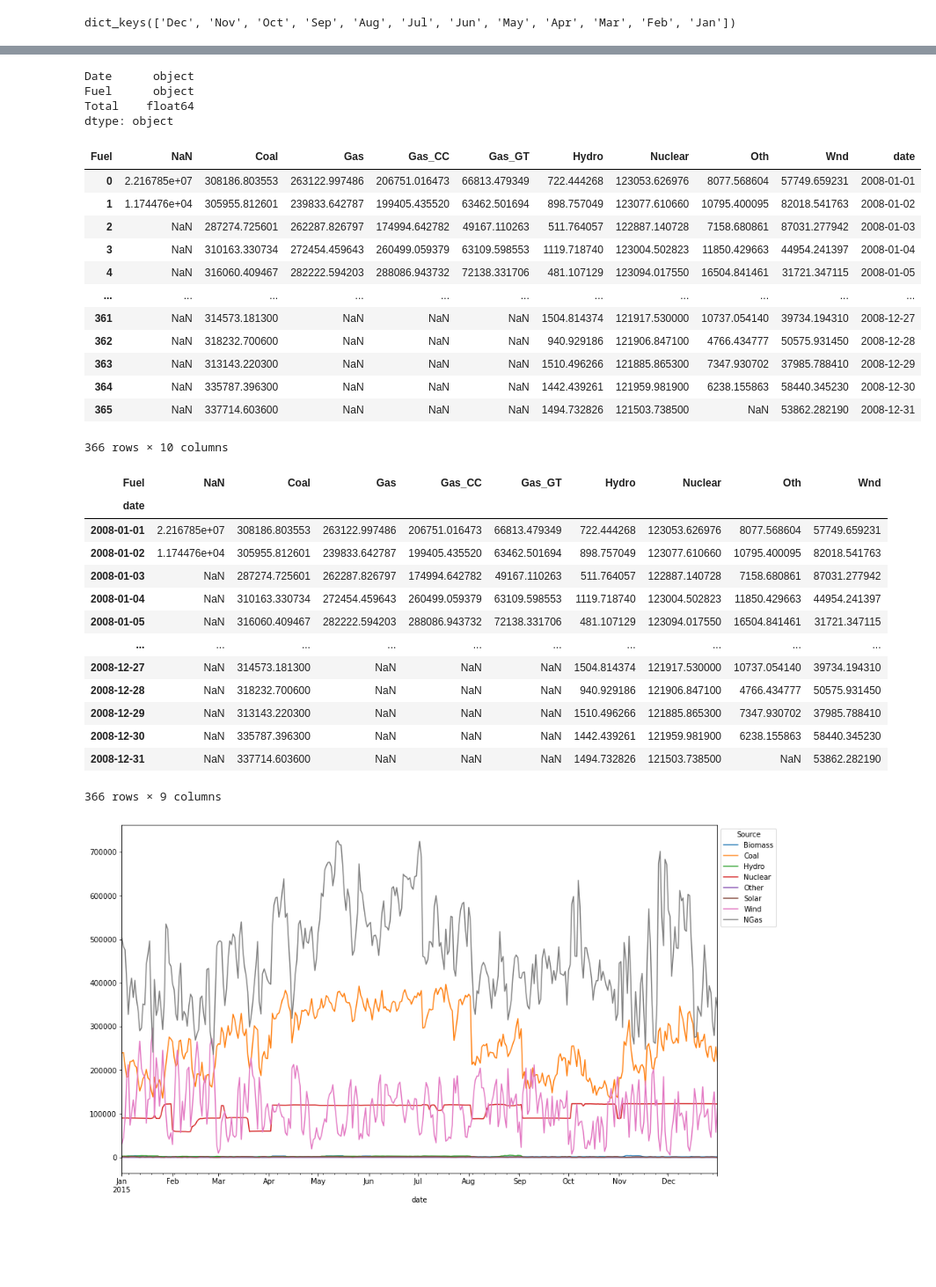
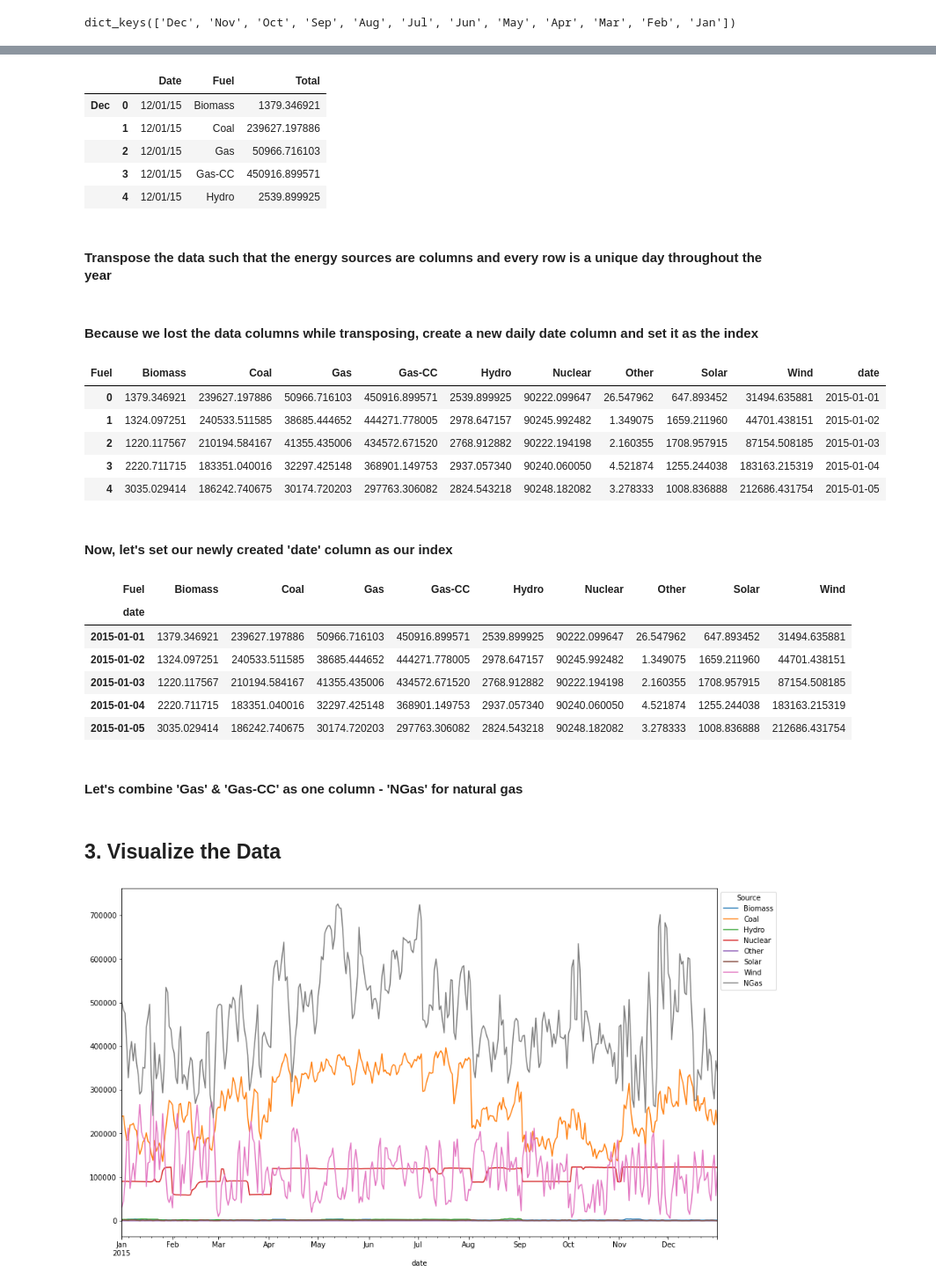
Before and after one commit to akr2293/Texas-Electricity-Forecasting, a Jupyter notebook: notebooks/01_cleaning_notebooks/01_cleaning_2015.ipynb, the cells around one changed output, grey strips where cells are left out. Shown at 88% size. Drawn from its saved outputs; the diff is of its cells as text; code cells hidden in the pictures; blank space fills up the shorter version.

```diff
--- a/notebooks/Cleaning Notebooks/01_cleaning_2008.ipynb
+++ b/notebooks/01_cleaning_notebooks/01_cleaning_2015.ipynb
@@ -9,5 +19,5 @@ import seaborn as sns
 # %%
-df = pd.read_excel('/Users/andrewroberts/desktop/ga/capstone/Data/FuelMixReport_PreviousYears/IntGenByFuel2008.xls', sheet_name = None)
+df = pd.read_excel('/Users/andrewroberts/desktop/ga/capstone/Data/FuelMixReport_PreviousYears/IntGenByFuel2015.xls', sheet_name = None)
 # %%
 df.keys()
 # %% [output]
@@ -33,4 +43,4 @@ cdf
 # %%
-cdf.rename(columns = {'DateFuel': 'fuel'}, inplace=True)
+cdf.rename(columns = {'Date-Fuel': 'fuel'}, inplace=True)
 
-cdf[['Date', 'Fuel']] = cdf.fuel.str.split("-", expand=True)
+cdf[['Date', 'Fuel']] = cdf.fuel.str.split("_", expand=True)
@@ -70,51 +51,47 @@ full_df
 # %%
-full_df.dtypes
+full_df.head()
 # %% [output]
-Date      object
-Fuel      object
-Total    float64
-dtype: object
+|  |  | Date | Fuel | Total |
+| Dec | 0 | 12/01/15 | Biomass | 1379.346921 |
+|  | 1 | 12/01/15 | Coal | 239627.197886 |
+|  | 2 | 12/01/15 | Gas | 50966.716103 |
+|  | 3 | 12/01/15 | Gas-CC | 450916.899571 |
+|  | 4 | 12/01/15 | Hydro | 2539.899925 |
+# %% [markdown]
+#### Transpose the data such that the energy sources are columns and every row is a unique day throughout the year
 # %%
 # https://stackoverflow.com/questions/66792082/pandas-python-how-to-transpose-duplicate-rows-to-columns-and-preserve-order
 order = full_df['Date'].unique()
 full_df = full_df.set_index([full_df.groupby('Fuel').cumcount(), 'Fuel'])['Total'].unstack()
+# %% [markdown]
+#### Because we lost the data columns while transposing, create a new daily date column and set it as the index
 # %%
 # https://datascience.stackexchange.com/questions/48335/how-to-add-date-column-in-python-pandas-dataframe
-full_df['date'] = pd.date_range(start='2008-01-01', periods=len(full_df), freq='D')
+full_df['date'] = pd.date_range(start='2015-01-01', periods=len(full_df), freq='D')
 # %%
-full_df
+full_df.head()
 # %% [output]
-| Fuel | NaN | Coal | Gas | Gas_CC | Gas_GT | Hydro | Nuclear | Oth | Wnd | date |
-| 0 | 2.216785e+07 | 308186.803553 | 263122.997486 | 206751.016473 | 66813.479349 | 722.444268 | 123053.626976 | 8077.568604 | 57749.659231 | 2008-01-01 |
-| 1 | 1.174476e+04 | 305955.812601 | 239833.642787 | 199405.435520 | 63462.501694 | 898.757049 | 123077.610660 | 10795.400095 | 82018.541763 | 2008-01-02 |
-| 2 | NaN | 287274.725601 | 262287.826797 | 174994.642782 | 49167.110263 | 511.764057 | 122887.140728 | 7158.680861 | 87031.277942 | 2008-01-03 |
-| 3 | NaN | 310163.330734 | 272454.459643 | 260499.059379 | 63109.598553 | 1119.718740 | 123004.502823 | 11850.429663 | 44954.241397 | 2008-01-04 |
-| 4 | NaN | 316060.409467 | 282222.594203 | 288086.943732 | 72138.331706 | 481.107129 | 123094.017550 | 16504.841461 | 31721.347115 | 2008-01-05 |
-| ... | ... | ... | ... | ... | ... | ... | ... | ... | ... | ... |
-| 361 | NaN | 314573.181300 | NaN | NaN | NaN | 1504.814374 | 121917.530000 | 10737.054140 | 39734.194310 | 2008-12-27 |
-| 362 | NaN | 318232.700600 | NaN | NaN | NaN | 940.929186 | 121906.847100 | 4766.434777 | 50575.931450 | 2008-12-28 |
-| 363 | NaN | 313143.220300 | NaN | NaN | NaN | 1510.496266 | 121885.865300 | 7347.930702 | 37985.788410 | 2008-12-29 |
-| 364 | NaN | 335787.396300 | NaN | NaN | NaN | 1442.439261 | 121959.981900 | 6238.155863 | 58440.345230 | 2008-12-30 |
-| 365 | NaN | 337714.603600 | NaN | NaN | NaN | 1494.732826 | 121503.738500 | NaN | 53862.282190 | 2008-12-31 |
+| Fuel | Biomass | Coal | Gas | Gas-CC | Hydro | Nuclear | Other | Solar | Wind | date |
+| 0 | 1379.346921 | 239627.197886 | 50966.716103 | 450916.899571 | 2539.899925 | 90222.099647 | 26.547962 | 647.893452 | 31494.635881 | 2015-01-01 |
+| 1 | 1324.097251 | 240533.511585 | 38685.444652 | 444271.778005 | 2978.647157 | 90245.992482 | 1.349075 | 1659.211960 | 44701.438151 | 2015-01-02 |
+| 2 | 1220.117567 | 210194.584167 | 41355.435006 | 434572.671520 | 2768.912882 | 90222.194198 | 2.160355 | 1708.957915 | 87154.508185 | 2015-01-03 |
+| 3 | 2220.711715 | 183351.040016 | 32297.425148 | 368901.149753 | 2937.057340 | 90240.060050 | 4.521874 | 1255.244038 | 183163.215319 | 2015-01-04 |
+| 4 | 3035.029414 | 186242.740675 | 30174.720203 | 297763.306082 | 2824.543218 | 90248.182082 | 3.278333 | 1008.836888 | 212686.431754 | 2015-01-05 |
-366 rows × 10 columns
+# %% [markdown]
+#### Now, let's set our newly created 'date' column as our index
 # %%
 full_df = full_df.set_index('date')
 # %%
-full_df
+full_df.head()
 # %% [output]
-| Fuel | NaN | Coal | Gas | Gas_CC | Gas_GT | Hydro | Nuclear | Oth | Wnd |
+| Fuel | Biomass | Coal | Gas | Gas-CC | Hydro | Nuclear | Other | Solar | Wind |
 | date |  |  |  |  |  |  |  |  |  |
-| 2008-01-01 | 2.216785e+07 | 308186.803553 | 263122.997486 | 206751.016473 | 66813.479349 | 722.444268 | 123053.626976 | 8077.568604 | 57749.659231 |
-| 2008-01-02 | 1.174476e+04 | 305955.812601 | 239833.642787 | 199405.435520 | 63462.501694 | 898.757049 | 123077.610660 | 10795.400095 | 82018.541763 |
-| 2008-01-03 | NaN | 287274.725601 | 262287.826797 | 174994.642782 | 49167.110263 | 511.764057 | 122887.140728 | 7158.680861 | 87031.277942 |
-| 2008-01-04 | NaN | 310163.330734 | 272454.459643 | 260499.059379 | 63109.598553 | 1119.718740 | 123004.502823 | 11850.429663 | 44954.241397 |
-| 2008-01-05 | NaN | 316060.409467 | 282222.594203 | 288086.943732 | 72138.331706 | 481.107129 | 123094.017550 | 16504.841461 | 31721.347115 |
-| ... | ... | ... | ... | ... | ... | ... | ... | ... | ... |
-| 2008-12-27 | NaN | 314573.181300 | NaN | NaN | NaN | 1504.814374 | 121917.530000 | 10737.054140 | 39734.194310 |
-| 2008-12-28 | NaN | 318232.700600 | NaN | NaN | NaN | 940.929186 | 121906.847100 | 4766.434777 | 50575.931450 |
-| 2008-12-29 | NaN | 313143.220300 | NaN | NaN | NaN | 1510.496266 | 121885.865300 | 7347.930702 | 37985.788410 |
-| 2008-12-30 | NaN | 335787.396300 | NaN | NaN | NaN | 1442.439261 | 121959.981900 | 6238.155863 | 58440.345230 |
-| 2008-12-31 | NaN | 337714.603600 | NaN | NaN | NaN | 1494.732826 | 121503.738500 | NaN | 53862.282190 |
+| 2015-01-01 | 1379.346921 | 239627.197886 | 50966.716103 | 450916.899571 | 2539.899925 | 90222.099647 | 26.547962 | 647.893452 | 31494.635881 |
+| 2015-01-02 | 1324.097251 | 240533.511585 | 38685.444652 | 444271.778005 | 2978.647157 | 90245.992482 | 1.349075 | 1659.211960 | 44701.438151 |
+| 2015-01-03 | 1220.117567 | 210194.584167 | 41355.435006 | 434572.671520 | 2768.912882 | 90222.194198 | 2.160355 | 1708.957915 | 87154.508185 |
+| 2015-01-04 | 2220.711715 | 183351.040016 | 32297.425148 | 368901.149753 | 2937.057340 | 90240.060050 | 4.521874 | 1255.244038 | 183163.215319 |
+| 2015-01-05 | 3035.029414 | 186242.740675 | 30174.720203 | 297763.306082 | 2824.543218 | 90248.182082 | 3.278333 | 1008.836888 | 212686.431754 |
-366 rows × 9 columns
+# %% [markdown]
+#### Let's combine 'Gas' & 'Gas-CC' as one column - 'NGas' for natural gas
 # %%
 full_df['NGas'] = full_df['Gas'] + full_df['Gas-CC']
@@ -123,3 +99,5 @@ full_df.drop(columns = ['Gas', 'Gas-CC'], inplace = True)
+# %% [markdown]
+## 3. Visualize the Data
 # %%
 full_df.plot(figsize=(15,9)).legend(title='Source', bbox_to_anchor=(1, 1));
 # %% [output]
```
Also changed, not shown: parts of 21 cells of this notebook, 57 other files.
